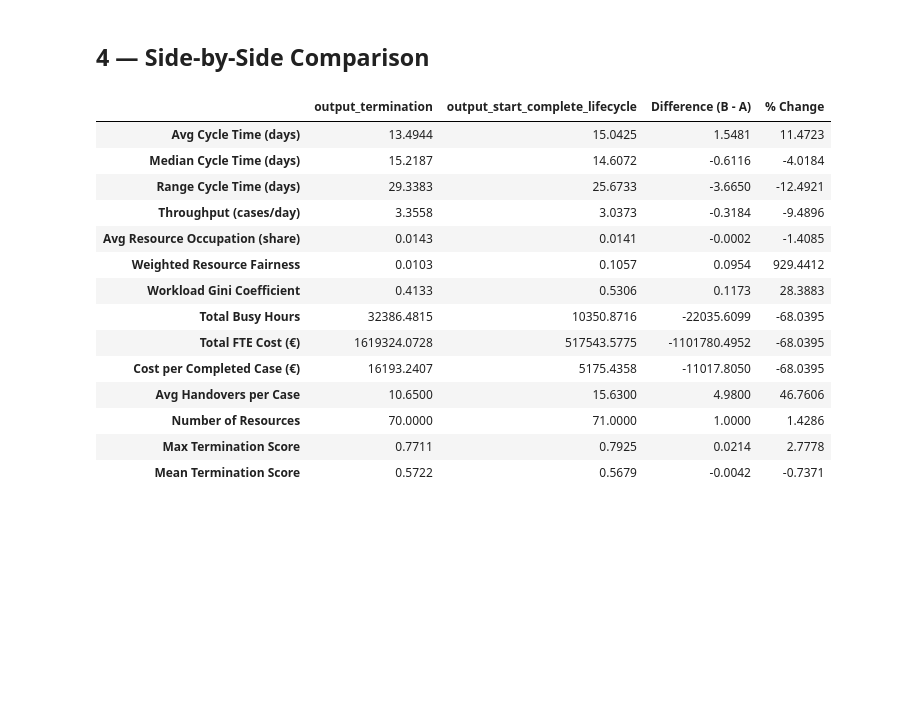
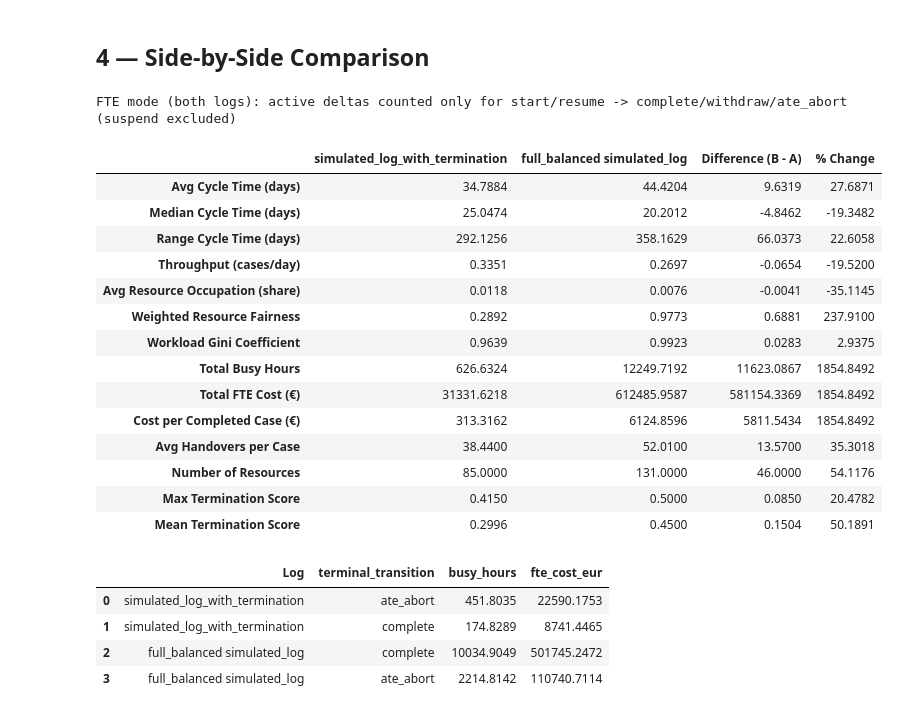
Before and after one commit to BPPSO-Simulation-engine-Optimization/process-simulation-engine, a Jupyter notebook: evaluation/log_comparison.ipynb, the cells around one changed output. Saved outputs shown, nothing was run; the diff lists cells and outputs as text; code cells hidden in the pictures; blank space fills up the shorter version.

```diff
--- a/evaluation/log_comparison.ipynb
+++ b/evaluation/log_comparison.ipynb
@@ -278,34 +461,60 @@ W_LOW_CONTRIBUTION, W_CRITICALITY, W_CYCLE_IMPACT = 0.15, 0.10, 0.05
 # %%
 metrics_a = compute_all_metrics(df_a, COST_PER_FTE_HOUR)
 metrics_b = compute_all_metrics(df_b, COST_PER_FTE_HOUR)
 
 comparison = pd.DataFrame({
     LOG_A_LABEL: metrics_a,
     LOG_B_LABEL: metrics_b,
 })
 comparison["Difference (B - A)"] = comparison[LOG_B_LABEL] - comparison[LOG_A_LABEL]
 
 def pct_change(a, b):
     if np.isnan(a) or np.isnan(b) or a == 0:
         return np.nan
     return (b - a) / a * 100
 
 comparison["% Change"] = [pct_change(metrics_a[k], metrics_b[k]) for k in comparison.index]
 
-comparison.round(4)
+def fte_breakdown(df_raw: pd.DataFrame, label: str) -> pd.DataFrame:
+    seg = _extract_resource_active_segments(df_raw)
+    if seg.empty:
+        return pd.DataFrame({"Log": [label], "Info": ["No lifecycle segments found"]})
+
+    breakdown = (
+        seg.groupby("terminal_transition", dropna=False)["duration_hours"]
+        .sum()
+        .reset_index()
+        .rename(columns={"duration_hours": "busy_hours"})
+    )
+    breakdown["fte_cost_eur"] = breakdown["busy_hours"] * COST_PER_FTE_HOUR
+    breakdown["Log"] = label
+    return breakdown[["Log", "terminal_transition", "busy_hours", "fte_cost_eur"]].sort_values("busy_hours", ascending=False)
+
+breakdown_a = fte_breakdown(df_a, LOG_A_LABEL)
+breakdown_b = fte_breakdown(df_b, LOG_B_LABEL)
+
+print("FTE mode (both logs): active deltas counted only for start/resume -> complete/withdraw/ate_abort (suspend excluded)")
+display(comparison.round(4))
+display(pd.concat([breakdown_a, breakdown_b], ignore_index=True).round(4))
 # %% [output]
+FTE mode (both logs): active deltas counted only for start/resume -> complete/withdraw/ate_abort (suspend excluded)
-|  | output_termination | output_start_complete_lifecycle | Difference (B - A) | % Change |
-| Avg Cycle Time (days) | 13.4944 | 15.0425 | 1.5481 | 11.4723 |
-| Median Cycle Time (days) | 15.2187 | 14.6072 | -0.6116 | -4.0184 |
-| Range Cycle Time (days) | 29.3383 | 25.6733 | -3.6650 | -12.4921 |
-| Throughput (cases/day) | 3.3558 | 3.0373 | -0.3184 | -9.4896 |
-| Avg Resource Occupation (share) | 0.0143 | 0.0141 | -0.0002 | -1.4085 |
-| Weighted Resource Fairness | 0.0103 | 0.1057 | 0.0954 | 929.4412 |
-| Workload Gini Coefficient | 0.4133 | 0.5306 | 0.1173 | 28.3883 |
-| Total Busy Hours | 32386.4815 | 10350.8716 | -22035.6099 | -68.0395 |
-| Total FTE Cost (€) | 1619324.0728 | 517543.5775 | -1101780.4952 | -68.0395 |
-| Cost per Completed Case (€) | 16193.2407 | 5175.4358 | -11017.8050 | -68.0395 |
-| Avg Handovers per Case | 10.6500 | 15.6300 | 4.9800 | 46.7606 |
-| Number of Resources | 70.0000 | 71.0000 | 1.0000 | 1.4286 |
-| Max Termination Score | 0.7711 | 0.7925 | 0.0214 | 2.7778 |
-| Mean Termination Score | 0.5722 | 0.5679 | -0.0042 | -0.7371 |
+|  | simulated_log_with_termination | full_balanced simulated_log | Difference (B - A) | % Change |
+| Avg Cycle Time (days) | 34.7884 | 44.4204 | 9.6319 | 27.6871 |
+| Median Cycle Time (days) | 25.0474 | 20.2012 | -4.8462 | -19.3482 |
+| Range Cycle Time (days) | 292.1256 | 358.1629 | 66.0373 | 22.6058 |
+| Throughput (cases/day) | 0.3351 | 0.2697 | -0.0654 | -19.5200 |
+| Avg Resource Occupation (share) | 0.0118 | 0.0076 | -0.0041 | -35.1145 |
+| Weighted Resource Fairness | 0.2892 | 0.9773 | 0.6881 | 237.9100 |
+| Workload Gini Coefficient | 0.9639 | 0.9923 | 0.0283 | 2.9375 |
+| Total Busy Hours | 626.6324 | 12249.7192 | 11623.0867 | 1854.8492 |
+| Total FTE Cost (€) | 31331.6218 | 612485.9587 | 581154.3369 | 1854.8492 |
+| Cost per Completed Case (€) | 313.3162 | 6124.8596 | 5811.5434 | 1854.8492 |
+| Avg Handovers per Case | 38.4400 | 52.0100 | 13.5700 | 35.3018 |
+| Number of Resources | 85.0000 | 131.0000 | 46.0000 | 54.1176 |
+| Max Termination Score | 0.4150 | 0.5000 | 0.0850 | 20.4782 |
+| Mean Termination Score | 0.2996 | 0.4500 | 0.1504 | 50.1891 |
+|  | Log | terminal_transition | busy_hours | fte_cost_eur |
+| 0 | simulated_log_with_termination | ate_abort | 451.8035 | 22590.1753 |
+| 1 | simulated_log_with_termination | complete | 174.8289 | 8741.4465 |
+| 2 | full_balanced simulated_log | complete | 10034.9049 | 501745.2472 |
+| 3 | full_balanced simulated_log | ate_abort | 2214.8142 | 110740.7114 |
```
Also changed, not shown: parts of 5 cells of this notebook, 1 other file.
